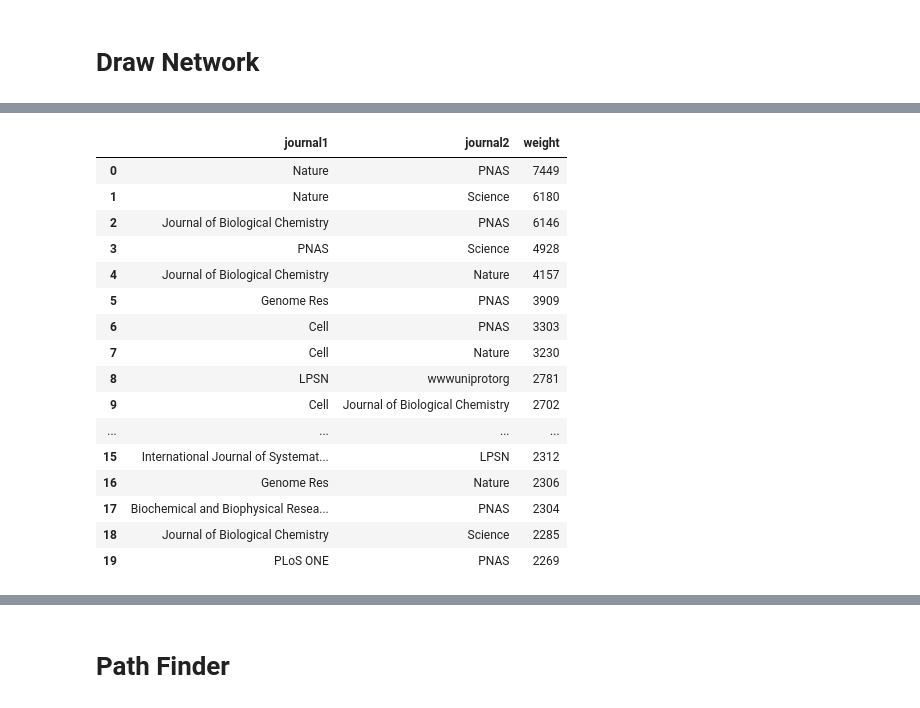
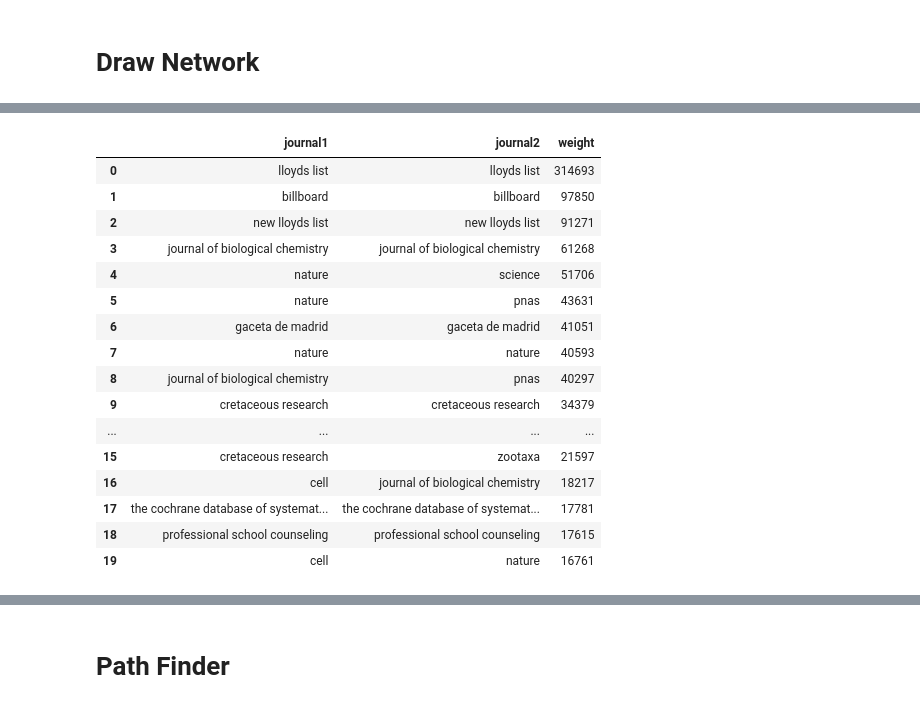
Before and after one commit to stepkurniawan/network-analysis-wikipedia-journals, a Jupyter notebook: codes/2_Data_preparation.ipynb, the cells around one changed output, grey strips where cells are left out. Saved outputs shown, nothing was run; the diff lists cells and outputs as text; code cells hidden in the pictures.

Commit message:
data preparation

```diff
--- a/codes/2_Data_preparation.ipynb
+++ b/codes/2_Data_preparation.ipynb
@@ -128,10 +99,3 @@ Name: journal_name, Length: 486737, dtype: object
-# %%
-# find combination of all the journal name
-
-iterations = itertools.combinations(df_groupby[2], 2)
-
-for combi in iterations:
-    print(combi)
 # %%
 # make list iterations based on the combinations
 
@@ -145,6 +109,10 @@ for page in range(len(df_groupby)):
 #journal_relation_list
 # %%
 df1 = pd.DataFrame (journal_relation_list, columns = ['journal1', 'journal2'])
+df1['journal1'] = df1['journal1'].astype(str)
+df1['journal2'] = df1['journal2'].astype(str)
+df1 = df1[['journal1','journal2']] = pd.DataFrame(np.sort(df1[['journal1','journal2']].values),
+                                 index=df1.index, columns=['journal1','journal2'])
 df1
 # %% [output]
 |  | journal1 | journal2 |
@@ -199,22 +131,22 @@ df2
 # %%
-df3 = df2[['journal1', 'journal2']].value_counts().reset_index(name='weight')
-df3.head(20)
+df2 = df1[['journal1', 'journal2']].value_counts().reset_index(name='weight')
+df2.head(20)
 # %% [output]
 |  | journal1 | journal2 | weight |
-| 0 | Nature | PNAS | 7449 |
-| 1 | Nature | Science | 6180 |
-| 2 | Journal of Biological Chemistry | PNAS | 6146 |
-| 3 | PNAS | Science | 4928 |
-| 4 | Journal of Biological Chemistry | Nature | 4157 |
-| 5 | Genome Res | PNAS | 3909 |
-| 6 | Cell | PNAS | 3303 |
-| 7 | Cell | Nature | 3230 |
-| 8 | LPSN | wwwuniprotorg | 2781 |
-| 9 | Cell | Journal of Biological Chemistry | 2702 |
+| 0 | lloyds list | lloyds list | 314693 |
+| 1 | billboard | billboard | 97850 |
+| 2 | new lloyds list | new lloyds list | 91271 |
+| 3 | journal of biological chemistry | journal of biological chemistry | 61268 |
+| 4 | nature | science | 51706 |
+| 5 | nature | pnas | 43631 |
+| 6 | gaceta de madrid | gaceta de madrid | 41051 |
+| 7 | nature | nature | 40593 |
+| 8 | journal of biological chemistry | pnas | 40297 |
+| 9 | cretaceous research | cretaceous research | 34379 |
 | ... | ... | ... | ... |
-| 15 | International Journal of Systemat... | LPSN | 2312 |
-| 16 | Genome Res | Nature | 2306 |
-| 17 | Biochemical and Biophysical Resea... | PNAS | 2304 |
-| 18 | Journal of Biological Chemistry | Science | 2285 |
-| 19 | PLoS ONE | PNAS | 2269 |
+| 15 | cretaceous research | zootaxa | 21597 |
+| 16 | cell | journal of biological chemistry | 18217 |
+| 17 | the cochrane database of systemat... | the cochrane database of systemat... | 17781 |
+| 18 | professional school counseling | professional school counseling | 17615 |
+| 19 | cell | nature | 16761 |
 # %%
```
Also changed, not shown: parts of 23 cells of this notebook, 3 other files.
